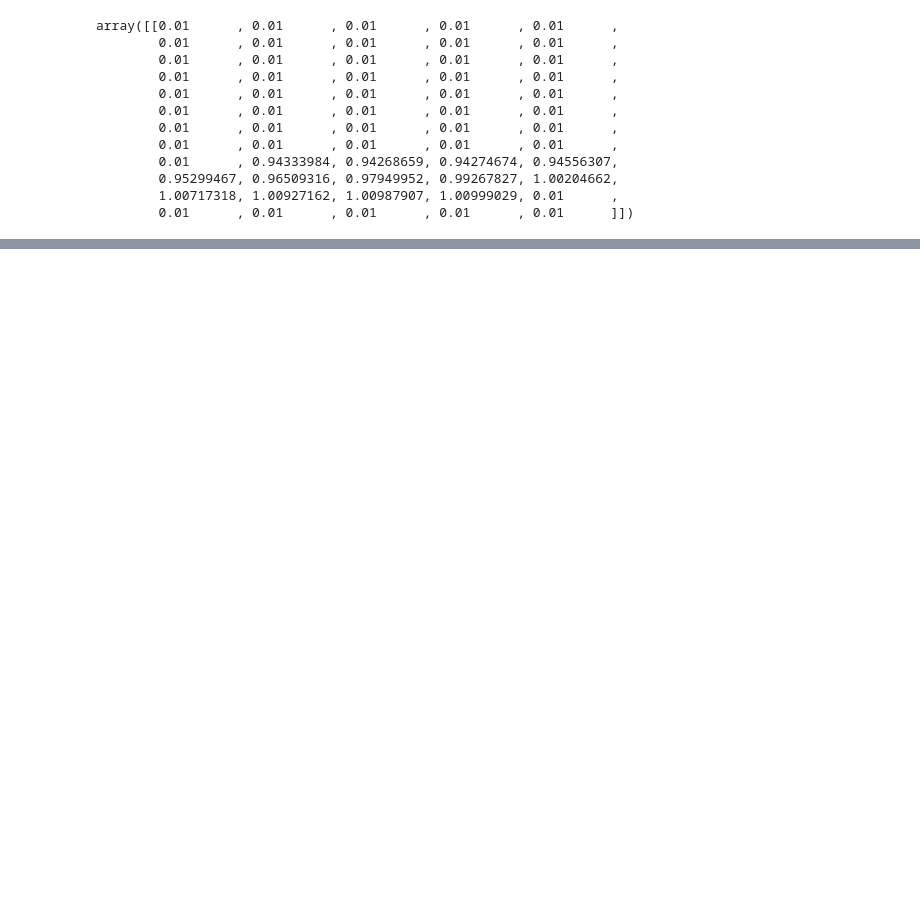
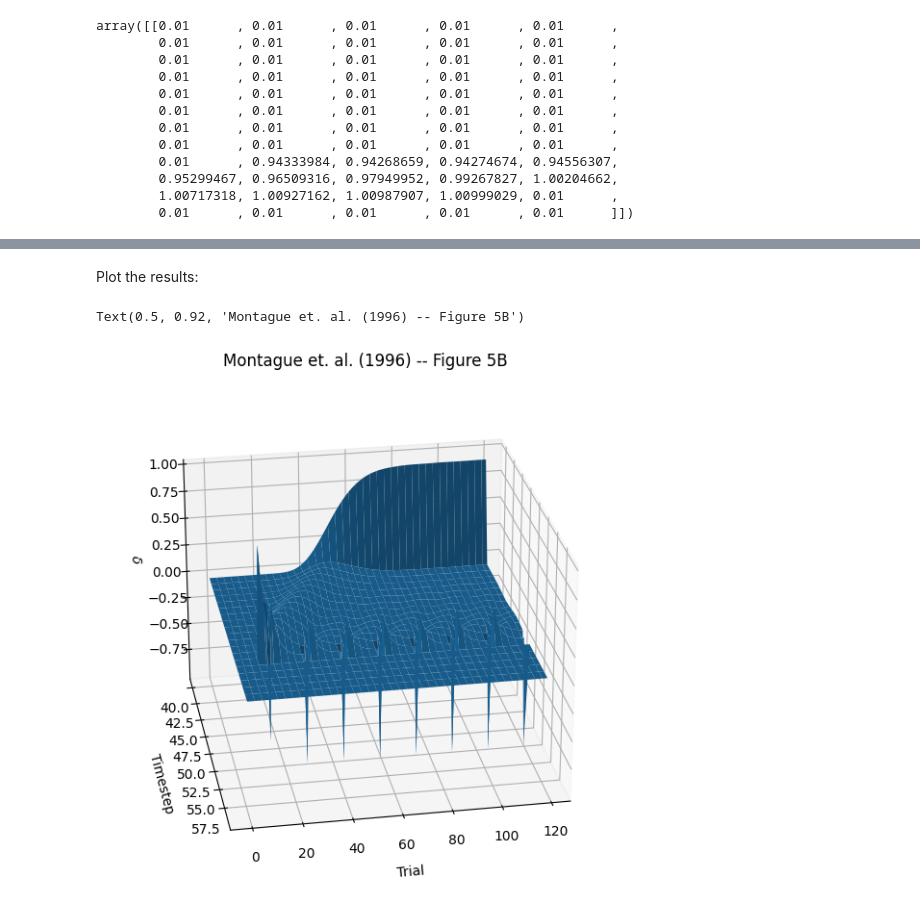
Before and after one commit to PrincetonUniversity/NEU-PSY-502, a Jupyter notebook: website/content/502B/Computation/Reinforcement Learning/notebooks/1 Reinforcement Learning.ipynb, the cells around one changed output, grey strips where cells are left out. Cells and saved outputs as stored; diff of their text form; code cells hidden in the pictures; blank space fills up the shorter version.

```diff
--- a/website/content/502B/Computation/Reinforcement Learning/notebooks/1 Reinforcement Learning.ipynb
+++ b/website/content/502B/Computation/Reinforcement Learning/notebooks/1 Reinforcement Learning.ipynb
@@ -311,0 +338,18 @@ fig.tight_layout()
+# %%
+# Create Stimulus Dictionary
+n_time_steps = 60
+n_trials = 120
+no_reward_trials = {
+    0, 1, 2, 3, 4, 5, 6, 7, 8, 9, 14, 29, 44, 59, 74, 89, 104, 119
+}
+
+samples, targets = build_stimulus(n_trials, n_time_steps, no_reward_trials)
+td_comp, sample_mechanism = build_model(shape=samples.shape[1])
+target_mechanism, prediction_error_mechanism = get_learning_mechanisms(td_comp)
+
+input_dict = {
+    sample_mechanism: samples,
+    target_mechanism: targets
+}
+
+td_comp.learn(inputs=input_dict)
@@ -311,0 +369,25 @@ fig.tight_layout()
+# %% [markdown]
+Plot the results:
+# %%
+# Get Delta Values from Log
+delta_vals = np.squeeze(
+    prediction_error_mechanism.log.nparray_dictionary()[td_comp.name][pnl.VALUE]
+)
+
+t_start = 40
+x_vals, y_vals = np.meshgrid(
+    np.arange(n_trials), np.arange(t_start, n_time_steps))
+d_vals = delta_vals[:, t_start:n_time_steps].T
+
+fig = plt.figure(figsize=(12, 7))
+ax = fig.add_subplot(111, projection='3d')
+ax.view_init(25, 80)
+ax.plot_surface(x_vals, y_vals, d_vals, linewidth=.5)
+ax.invert_xaxis()
+ax.set_xlabel("\nTrial")
+ax.set_ylabel("\nTimestep")
+ax.set_zlabel('\n'+r"$\delta$")
+ax.set_title("Montague et. al. (1996) -- Figure 5B")
+# %% [output]
+Text(0.5, 0.92, 'Montague et. al. (1996) -- Figure 5B')
+[figure, added]
```
Also changed, not shown: parts of 23 cells of this notebook, 3 other files.
